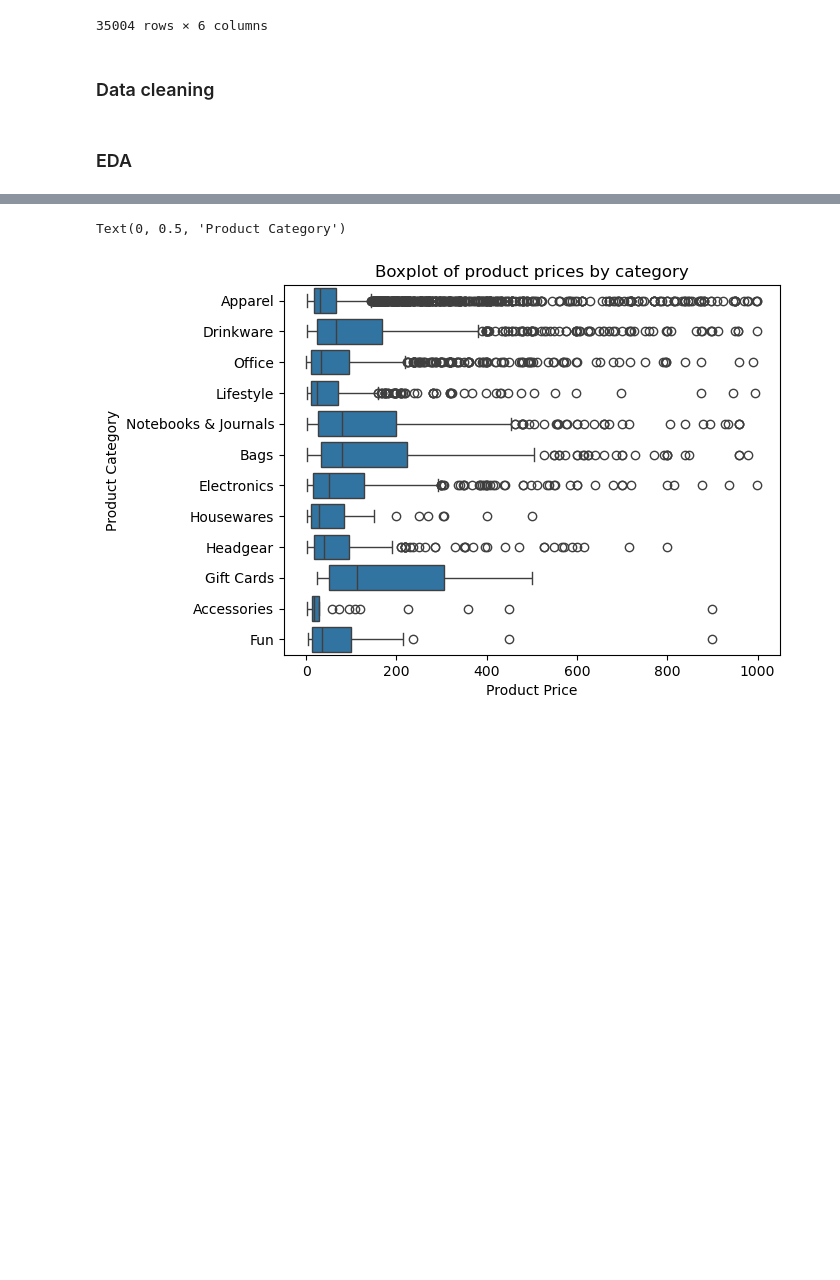
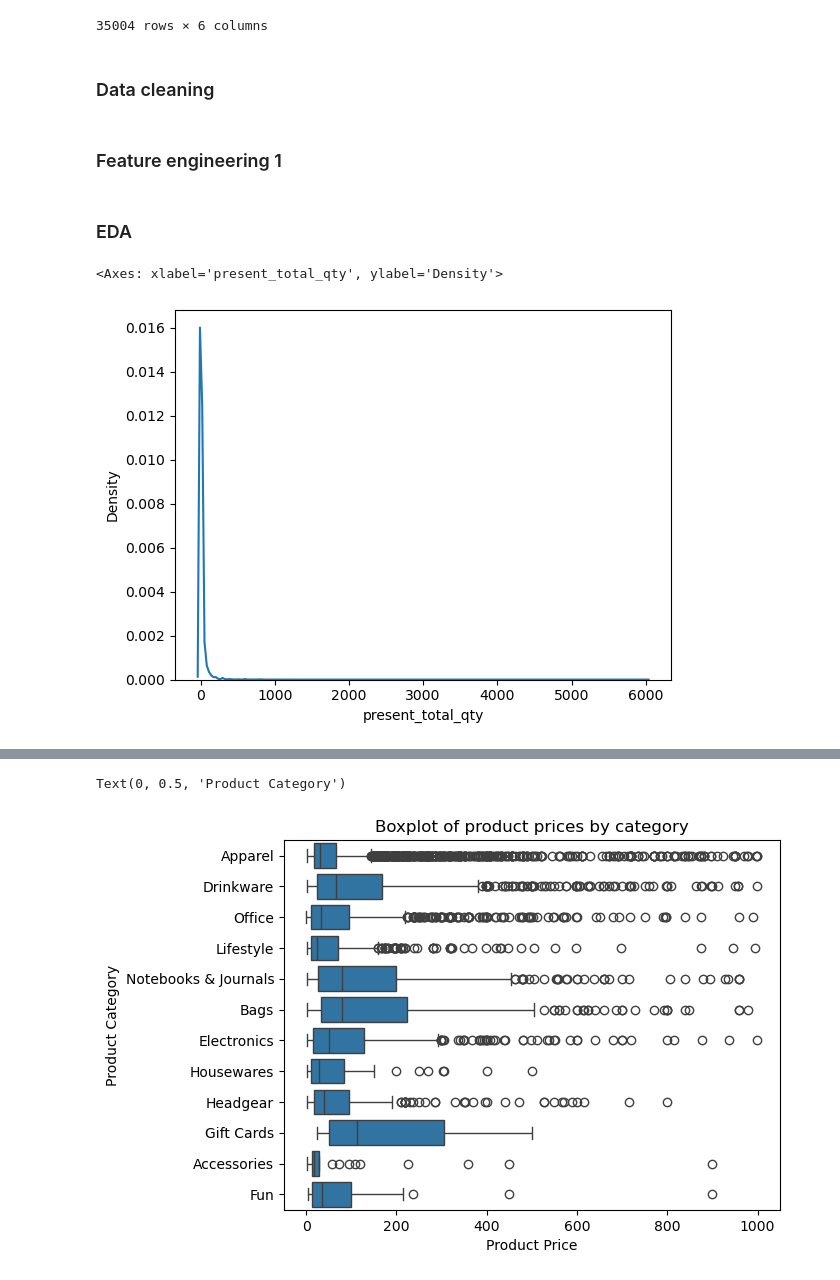
Before and after one commit to woobrandon/DSA3101-Potato-Wedges, a Jupyter notebook: SubgroupB/DemandForecasting.ipynb, the cells around one changed output, grey strips where cells are left out. Cells and saved outputs as stored; diff of their text form; code cells hidden in the pictures; blank space fills up the shorter version.

```diff
--- a/SubgroupB/DemandForecasting.ipynb
+++ b/SubgroupB/DemandForecasting.ipynb
@@ -340,0 +320,2 @@ all_months_products = all_months_products.merge(month_holidays, on = "month", ho
+# %% [markdown]
+### Feature engineering 1
@@ -341,2 +330,7 @@ all_months_products = all_months_products.merge(month_holidays, on = "month", ho
 # %% [markdown]
 ### EDA
+# %%
+sns.kdeplot(data = all_monthly_sales, x = 'present_total_qty')
+# %% [output]
+<Axes: xlabel='present_total_qty', ylabel='Density'>
+[figure, added]
```
Also changed, not shown: parts of 35 cells of this notebook.
